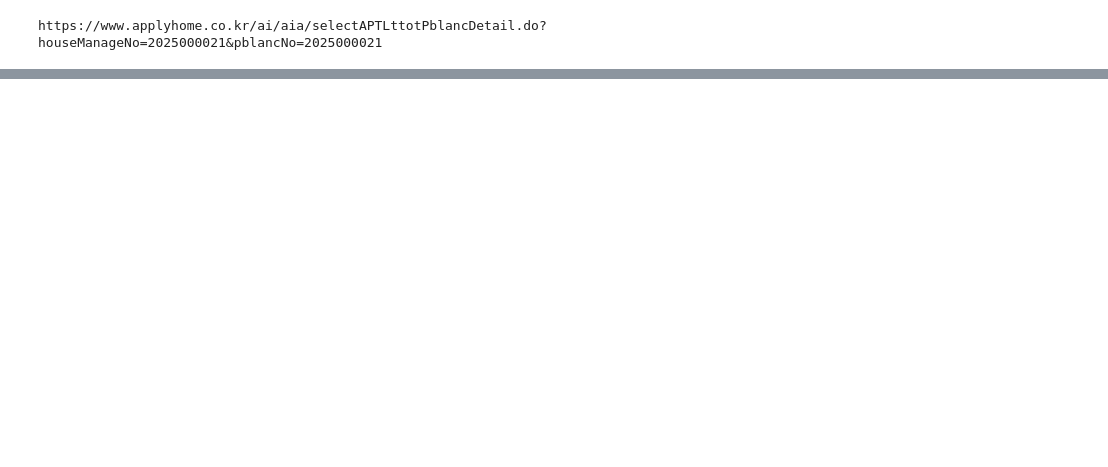
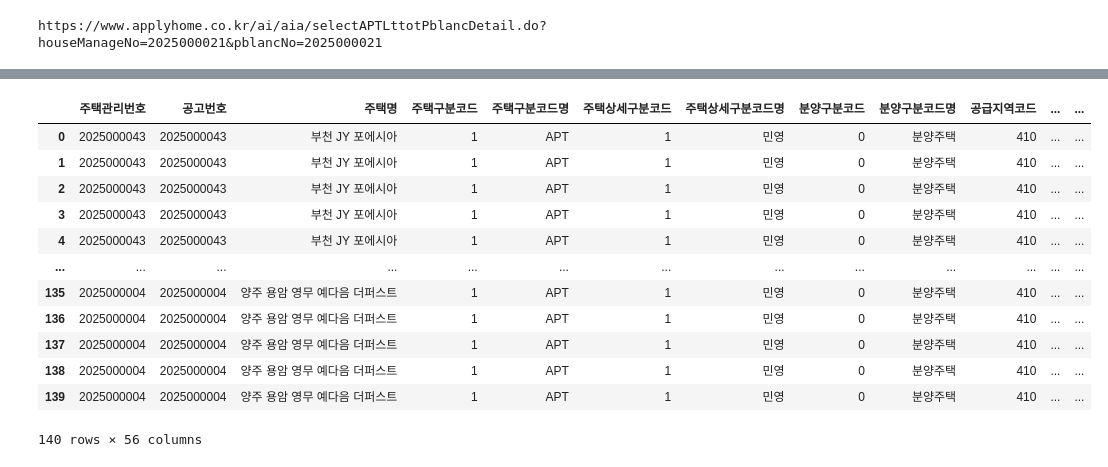
Before and after one commit to choikwangil95/HKToss-MLOps-Proejct, a Jupyter notebook: src/storage/raw_data/data_merged.ipynb, the cells around one changed output, grey strips where cells are left out. Cells and saved outputs as stored; diff of their text form; code cells hidden in the pictures; blank space fills up the shorter version.

```diff
--- a/src/storage/raw_data/data_merged.ipynb
+++ b/src/storage/raw_data/data_merged.ipynb
@@ -454,3 +454,41 @@ df_future_estate_list
 | 9 | 2025000021 | 2025000021 | 용현 우방 아이유쉘 센트럴마린 | 01 | APT | 01 | 민영 | 0 | 분양주택 | 400 | 인천 | ... |
 | 10 | 2025000021 | 2025000021 | 용현 우방 아이유쉘 센트럴마린 | 01 | APT | 01 | 민영 | 0 | 분양주택 | 400 | 인천 | ... |
 | 11 | 2025000021 | 2025000021 | 용현 우방 아이유쉘 센트럴마린 | 01 | APT | 01 | 민영 | 0 | 분양주택 | 400 | 인천 | ... |
+# %%
+def get_dummy_data():
+    import pandas as pd
+
+    file_path = "병합_청약매물_목록_정보_픽스.csv"
+    df = pd.read_csv(file_path, encoding='cp949')
+
+    # ✅ 모집공고일을 datetime 형식으로 변환
+    df["모집공고일"] = pd.to_datetime(df["모집공고일"])
+
+    # ✅ 2025-03-12 이상인 매물만 필터링
+    filtered_df = df[df["모집공고일"] >= "2025-01-01"]
+
+    return filtered_df
+# %%
+filtered_df = get_dummy_data()
+# %%
+import numpy as np
+
+filtered_df['최저당첨가점'] = np.nan
+filtered_df['최고당첨가점'] = np.nan
+filtered_df['평균당첨가점'] = np.nan
+# %%
+filtered_df
+# %% [output]
+|  | 주택관리번호 | 공고번호 | 주택명 | 주택구분코드 | 주택구분코드명 | 주택상세구분코드 | 주택상세구분코드명 | 분양구분코드 | 분양구분코드명 | 공급지역코드 | ... | ... |
+| 0 | 2025000043 | 2025000043 | 부천 JY 포에시아 | 1 | APT | 1 | 민영 | 0 | 분양주택 | 410 | ... | ... |
+| 1 | 2025000043 | 2025000043 | 부천 JY 포에시아 | 1 | APT | 1 | 민영 | 0 | 분양주택 | 410 | ... | ... |
+| 2 | 2025000043 | 2025000043 | 부천 JY 포에시아 | 1 | APT | 1 | 민영 | 0 | 분양주택 | 410 | ... | ... |
+| 3 | 2025000043 | 2025000043 | 부천 JY 포에시아 | 1 | APT | 1 | 민영 | 0 | 분양주택 | 410 | ... | ... |
+| 4 | 2025000043 | 2025000043 | 부천 JY 포에시아 | 1 | APT | 1 | 민영 | 0 | 분양주택 | 410 | ... | ... |
+| ... | ... | ... | ... | ... | ... | ... | ... | ... | ... | ... | ... | ... |
+| 135 | 2025000004 | 2025000004 | 양주 용암 영무 예다음 더퍼스트 | 1 | APT | 1 | 민영 | 0 | 분양주택 | 410 | ... | ... |
+| 136 | 2025000004 | 2025000004 | 양주 용암 영무 예다음 더퍼스트 | 1 | APT | 1 | 민영 | 0 | 분양주택 | 410 | ... | ... |
+| 137 | 2025000004 | 2025000004 | 양주 용암 영무 예다음 더퍼스트 | 1 | APT | 1 | 민영 | 0 | 분양주택 | 410 | ... | ... |
+| 138 | 2025000004 | 2025000004 | 양주 용암 영무 예다음 더퍼스트 | 1 | APT | 1 | 민영 | 0 | 분양주택 | 410 | ... | ... |
+| 139 | 2025000004 | 2025000004 | 양주 용암 영무 예다음 더퍼스트 | 1 | APT | 1 | 민영 | 0 | 분양주택 | 410 | ... | ... |
+140 rows × 56 columns
```
Also changed, not shown: 2 other files.
